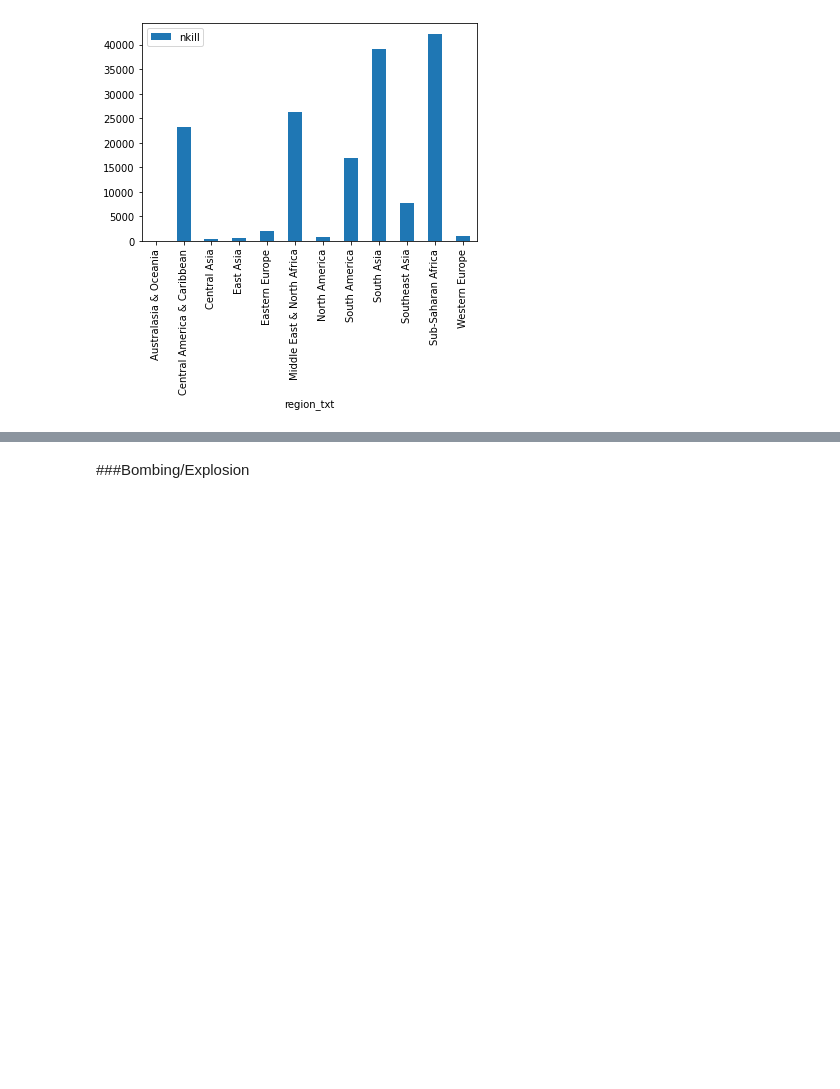
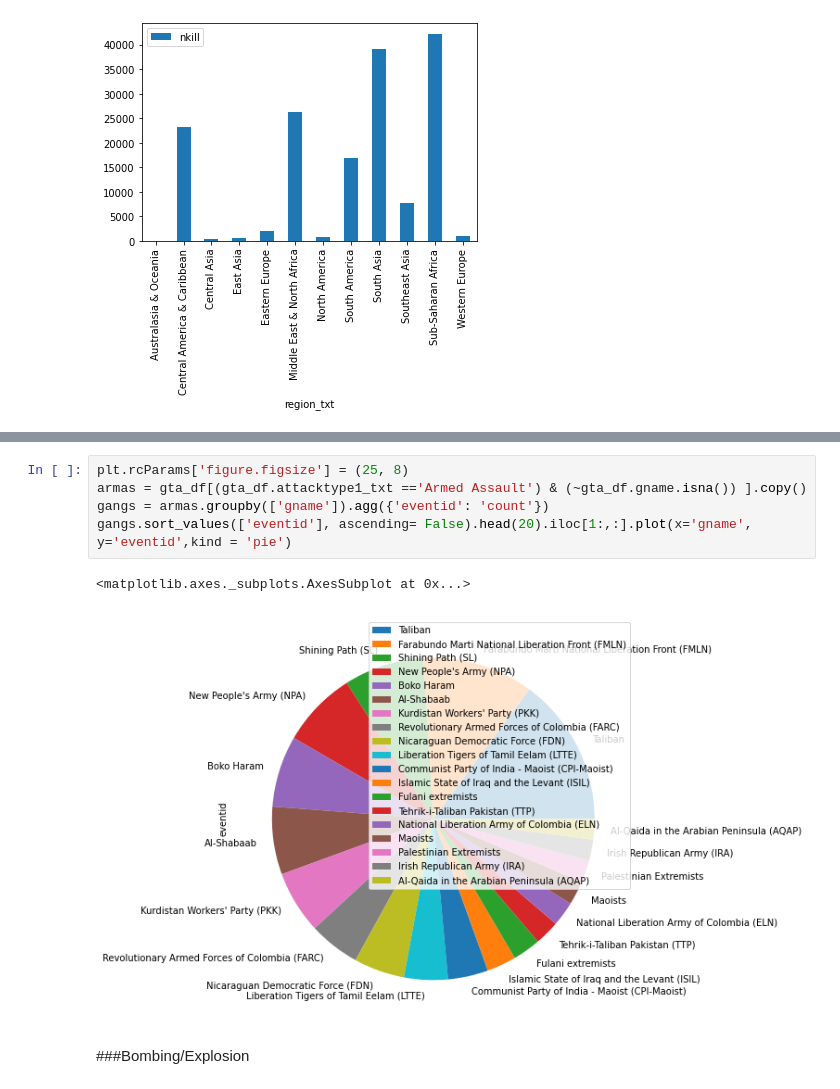
Before and after one commit to mahin-arvind/GTD-EDA, a Jupyter notebook: Copy_of_Global_Terrorism_Analysis_Capstone_Project.ipynb, the cells around one changed output, grey strips where cells are left out. Saved outputs shown, nothing was run; the diff lists cells and outputs as text; blank space fills up the shorter version.

```diff
--- a/Copy_of_Global_Terrorism_Analysis_Capstone_Project.ipynb
+++ b/Copy_of_Global_Terrorism_Analysis_Capstone_Project.ipynb
@@ -149,3 +142,11 @@ gta_df[gta_df.attacktype1_txt =='Armed Assault'].groupby(['region_txt']).agg({'n
+# %%
+plt.rcParams['figure.figsize'] = (25, 8)
+armas = gta_df[(gta_df.attacktype1_txt =='Armed Assault') & (~gta_df.gname.isna()) ].copy()
+gangs = armas.groupby(['gname']).agg({'eventid': 'count'})
+gangs.sort_values(['eventid'], ascending= False).head(20).iloc[1:,:].plot(x='gname', y='eventid',kind = 'pie')
+# %% [output]
+<matplotlib.axes._subplots.AxesSubplot at 0x...>
+[figure, added]
 # %% [markdown]
 ###Bombing/Explosion
 # %%
```
Also changed, not shown: parts of 8 cells of this notebook.
